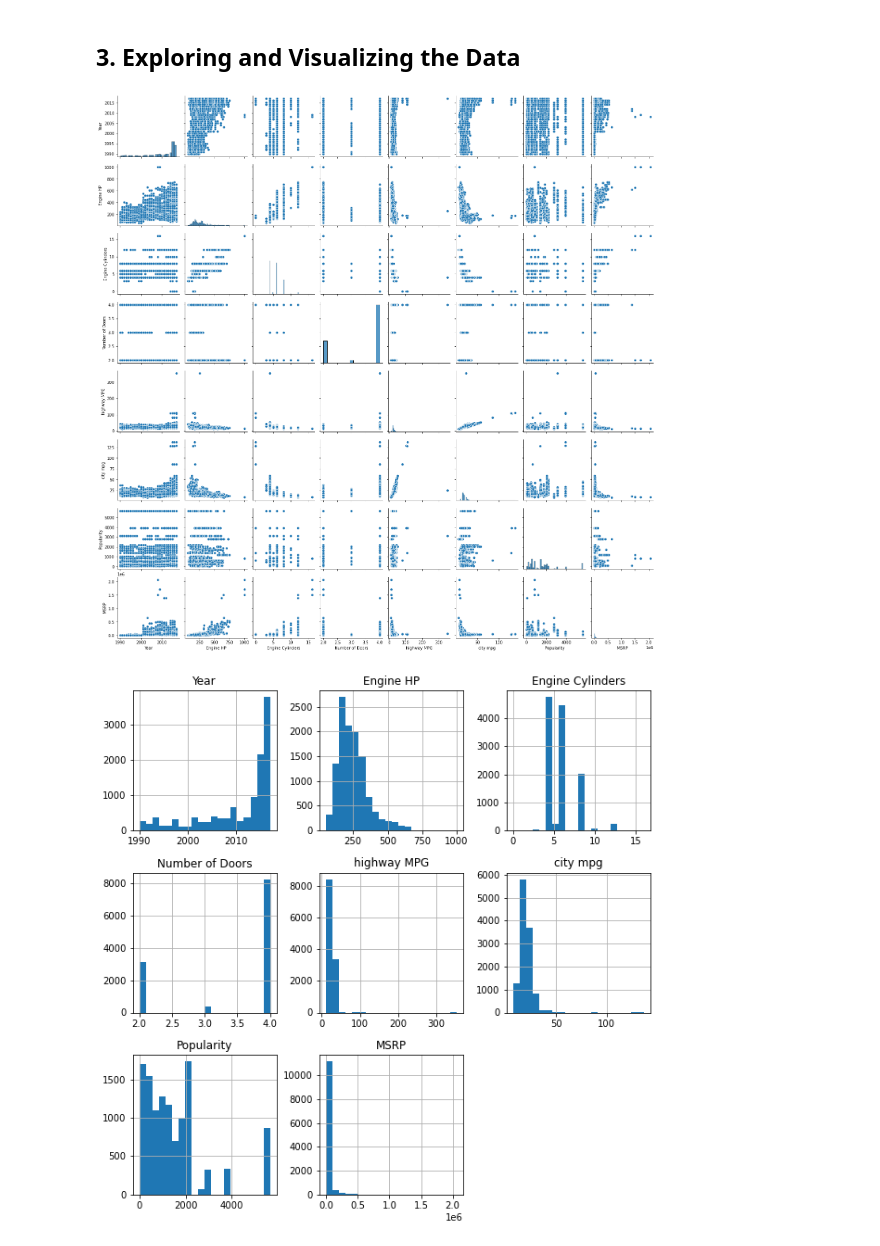
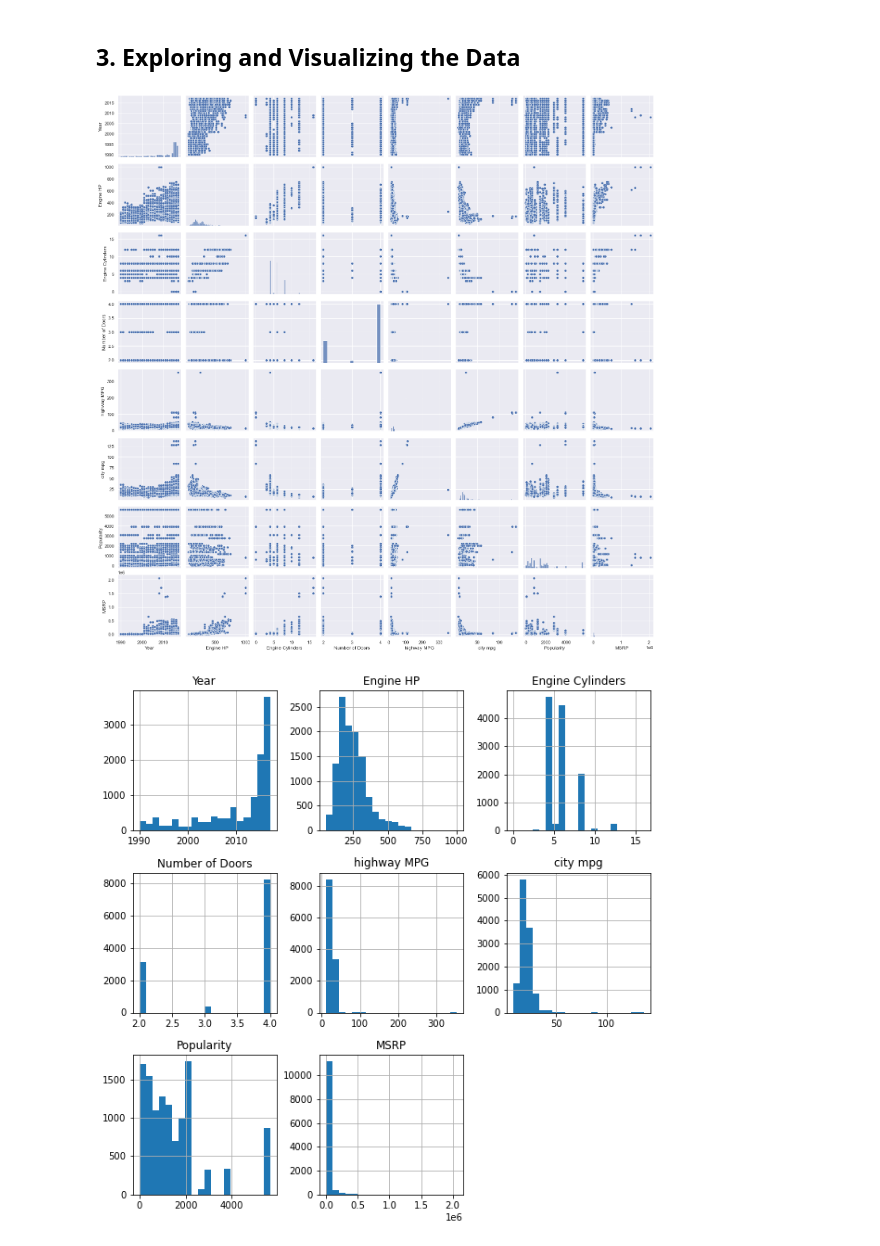
Before and after one commit to JaredBarnes6/car_price_determination_capstone, a Jupyter notebook: car_price_determination_capstone.ipynb, the cells around one changed output. Saved outputs shown, nothing was run; the diff lists cells and outputs as text; code cells hidden in the pictures.

```diff
--- a/car_price_determination_capstone.ipynb
+++ b/car_price_determination_capstone.ipynb
@@ -172,10 +172,11 @@ The data set is now clean and ready for EDA!
 ## 3. Exploring and Visualizing the Data
 # %%
 # Plotting key features against one another.
+sns.set(rc={'figure.figsize':(16,14)})
 sns.pairplot(car_df)
 plt.show()
 # %% [output]
-[figure, old version]
+[figure, new version]
 # %%
 # Plotting histograms to get a better look at all car comparisons at each feature.
 car_df.hist(bins=20,figsize=(10,10))
```
Also changed, not shown: parts of 11 cells of this notebook.
